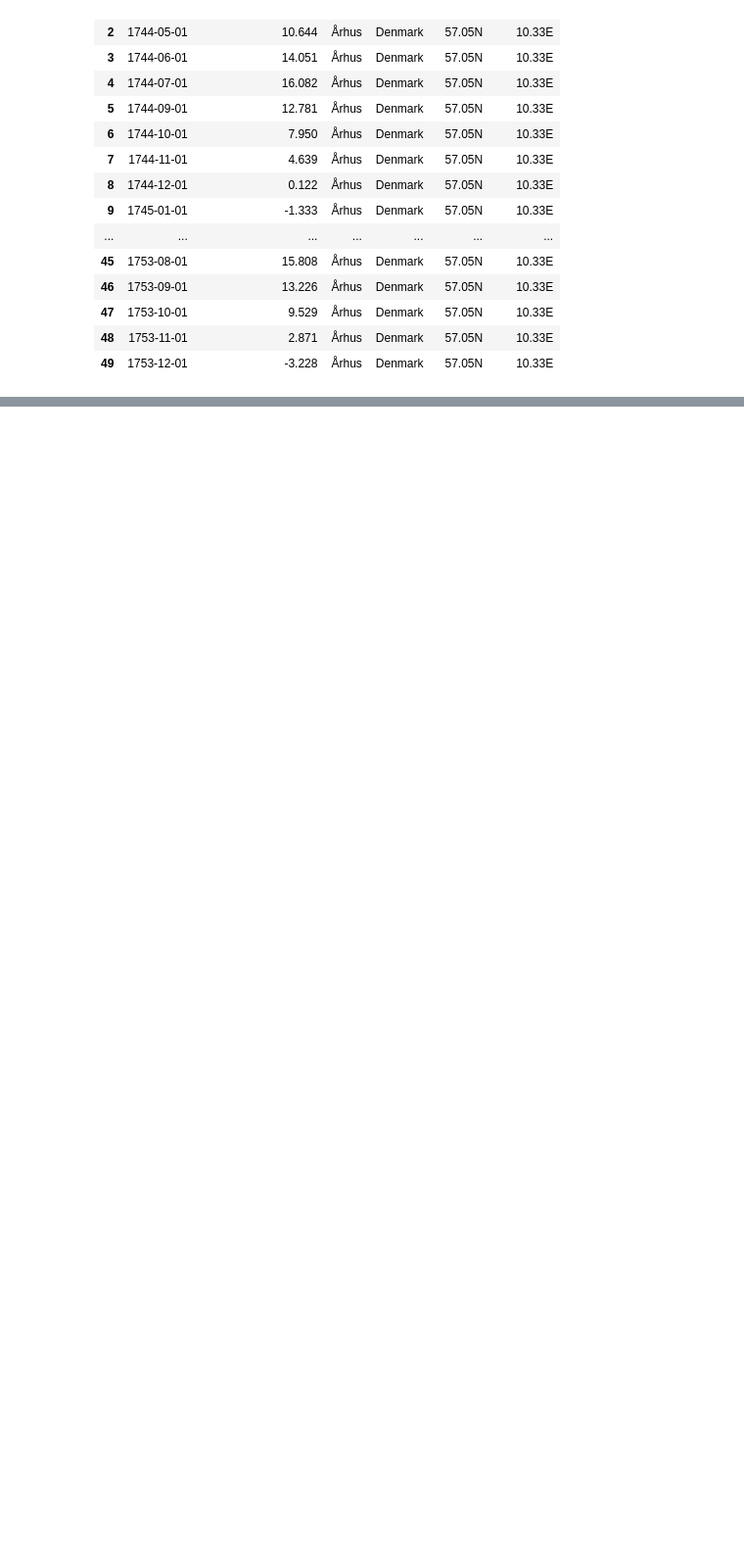
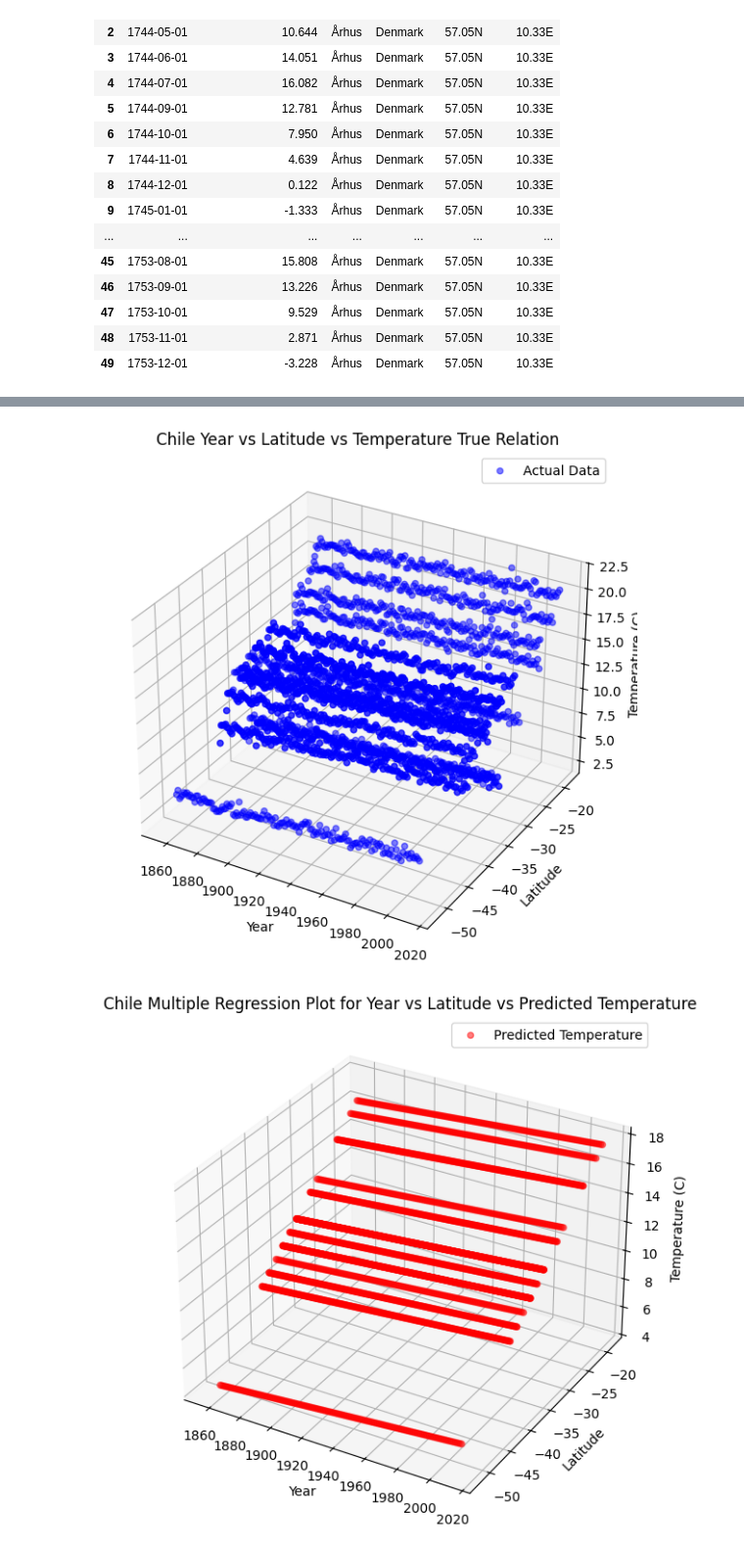
Before and after one commit to unc-ml-climate-project/ML-Climate-Project, a Jupyter notebook: models/city_temperature_models.ipynb, the cells around one changed output, grey strips where cells are left out. Shown at 98% size. Saved outputs shown, nothing was run; the diff lists cells and outputs as text; code cells hidden in the pictures; blank space fills up the shorter version.

```diff
--- a/models/city_temperature_models.ipynb
+++ b/models/city_temperature_models.ipynb
@@ -137,0 +307,20 @@ Coefficient of Determination (r^2): 0.3399739750365909
+# %%
+# Try Chile with potentially more variation (higher fluctuation in latitude values)
+df['year'] = pd.to_datetime(df['dt']).dt.year
+
+# Define test dataframe
+df_year = df[['year', 'AverageTemperature', 'Country', 'City', 'Latitude', 'Longitude']]
+df_year.loc[:, 'Latitude'] = df_year['Latitude'].apply(convert_coordinate) # Make sure latitude and longitude are numeric (no characters)
+df_year.loc[:, 'Longitude'] = df_year['Longitude'].apply(convert_coordinate)
+
+# Filter outside of function call (this dataset is massive)
+train_country = "Chile"
+df_year = df_year[df_year['Country'] == train_country]
+df_year = df_year.groupby(['Country', 'year', 'City']).mean()
+df_year = df_year.reset_index(drop=False)
+
+# Select training data (regression over all the cities in one country)
+# input_features = ['year', 'Latitude', 'Longitude']
+input_features = ['year', 'Latitude'] # Might be more descriptive with just latitude
+output_features = 'AverageTemperature'
+X_train_year, Y_train_year, Y_train_prediction_year = multiple_linear_reg(train_data=df_year, input_features=input_features, output_features=output_features)
@@ -137,0 +340,42 @@ Coefficient of Determination (r^2): 0.3399739750365909
+# %%
+fig_true = plt.figure(figsize=(10, 7))
+ax_true = fig_true.add_subplot(111, projection='3d')
+
+# Plot the actual data points (year, latitude, and true average temperature)
+ax_true.scatter(
+    df_year['year'],
+    df_year['Latitude'],
+    df_year['AverageTemperature'],
+    label='Actual Data',
+    color='blue',
+    alpha=0.5
+)
+ax_true.set_xlabel('Year')
+ax_true.set_ylabel('Latitude')
+ax_true.set_zlabel('Temperature (C)')
+ax_true.legend()
+ax_true.set_title(f"{train_country} Year vs Latitude vs Temperature True Relation")
+plt.show()
+
+fig_pred = plt.figure(figsize=(10, 7))
+ax_pred = fig_pred.add_subplot(111, projection='3d')
+
+# Plot predictions (from above multiple regression)
+# X_train_year[:,0] is year and X_train_year[:,1] is latitude
+ax_pred.scatter(
+    X_train_year[:, 0],
+    X_train_year[:, 1],
+    Y_train_prediction_year.numpy().flatten(),
+    label='Predicted Temperature',
+    color='red',
+    alpha=0.5
+)
+ax_pred.set_xlabel('Year')
+ax_pred.set_ylabel('Latitude')
+ax_pred.set_zlabel('Temperature (C)')
+ax_pred.legend()
+ax_pred.set_title(f"{train_country} Multiple Regression Plot for Year vs Latitude vs Predicted Temperature")
+plt.show()
+# %% [output]
+[figure, added]
+[figure, added]
```
Also changed, not shown: parts of 17 cells of this notebook.
